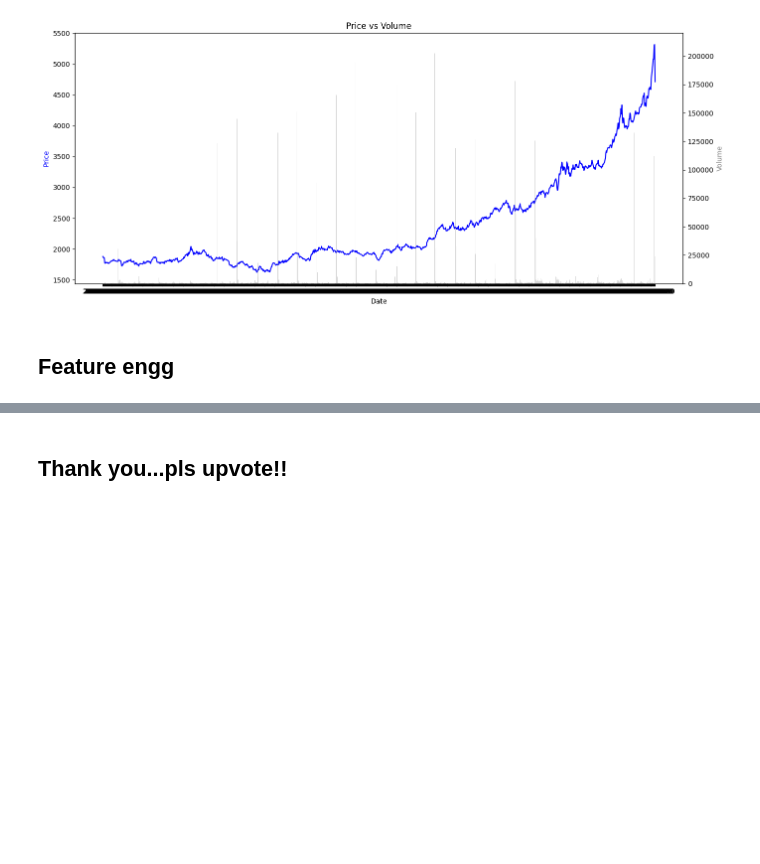
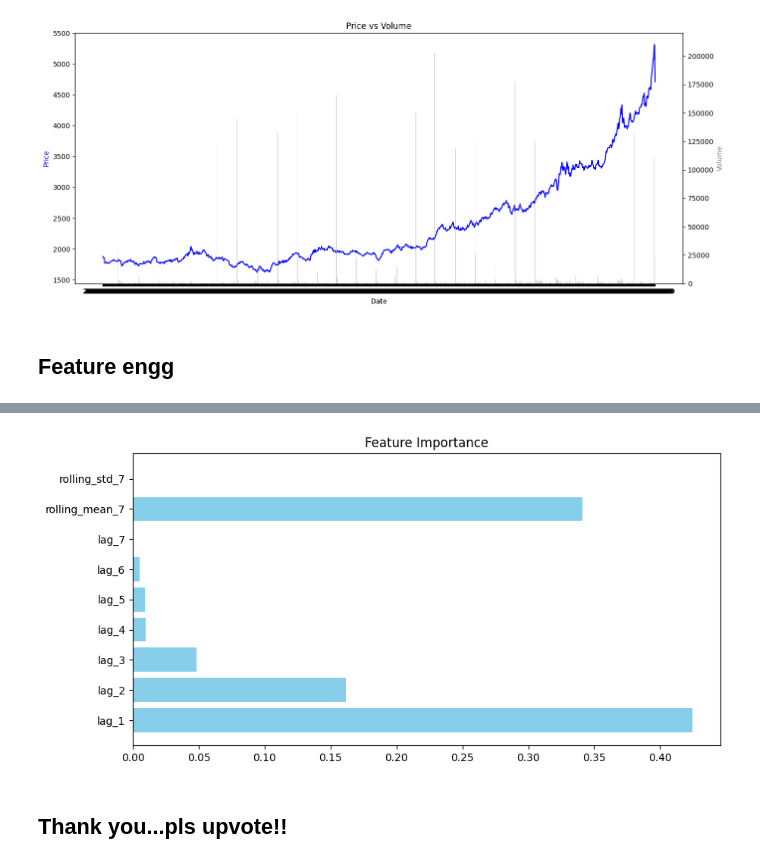
Before and after one commit to lalitssonawane/-Digital-Music-Store-Data-Analysis-using-SQL, a Jupyter notebook: gold-price-forecasting-dataset-100-model-acc.ipynb, the cells around one changed output, grey strips where cells are left out. Drawn from its saved outputs; the diff is of its cells as text; code cells hidden in the pictures; blank space fills up the shorter version.

```diff
--- a/gold-price-forecasting-dataset-100-model-acc.ipynb
+++ b/gold-price-forecasting-dataset-100-model-acc.ipynb
@@ -320,2 +319,10 @@ plt.show()
+# %%
+importances = model.feature_importances_
+plt.figure(figsize=(10,5))
+plt.barh(features, importances, color='skyblue')
+plt.title("Feature Importance")
+plt.show()
+# %% [output]
+[figure, added]
 # %% [markdown]
 ## Thank you...pls upvote!!
```
Also changed, not shown: parts of 18 cells of this notebook.
